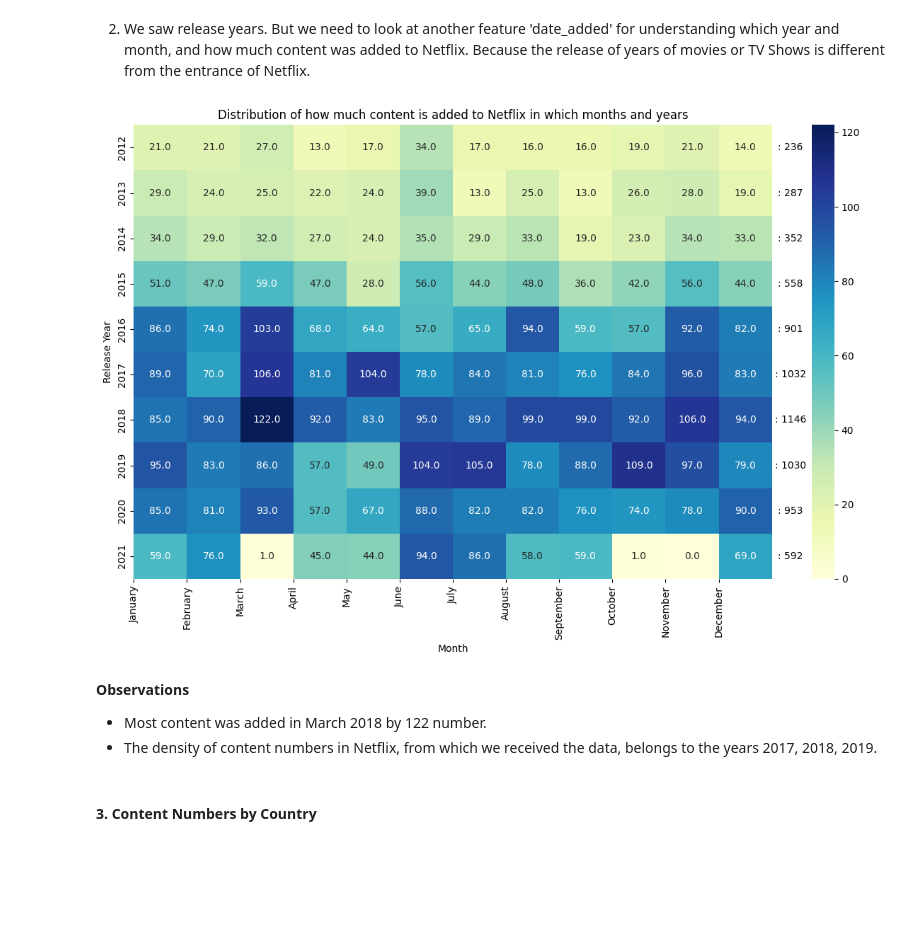
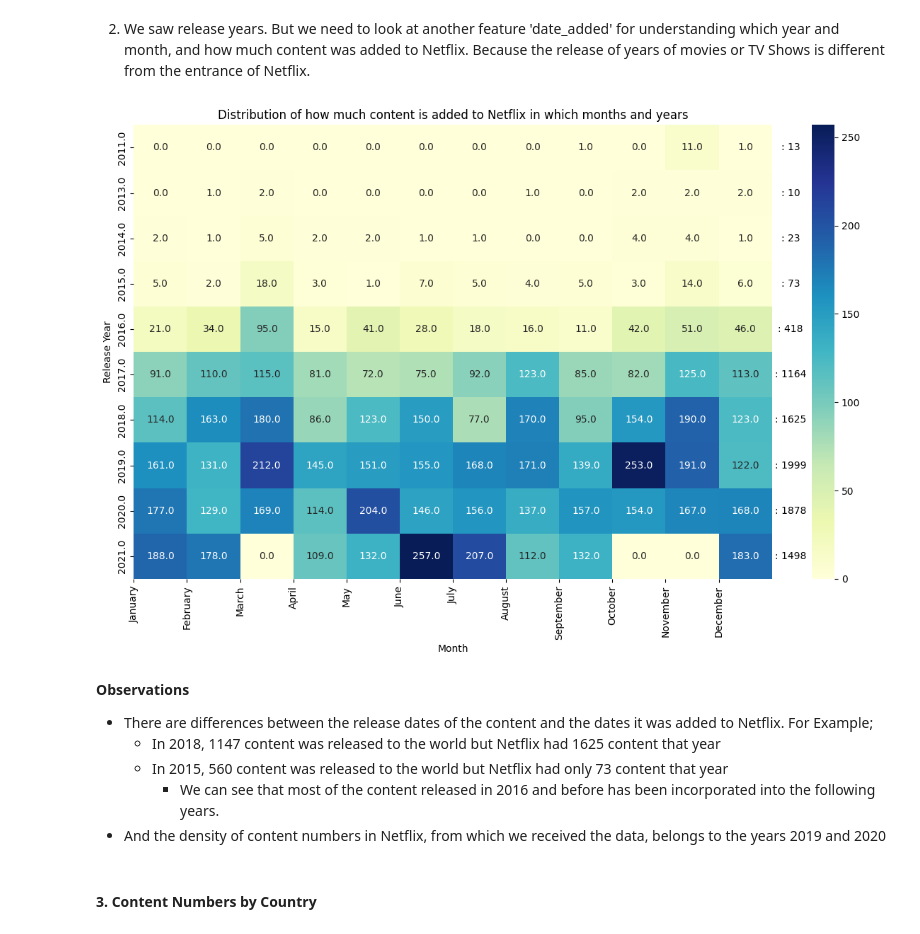
Before and after one commit to enescatagan/Netflix-EDA, a Jupyter notebook: netflix_eda.ipynb, the cells around one changed output. Saved outputs shown, nothing was run; the diff lists cells and outputs as text; code cells hidden in the pictures; blank space fills up the shorter version.

```diff
--- a/netflix_eda.ipynb
+++ b/netflix_eda.ipynb
@@ -355,11 +355,27 @@ fig.show()
 # %% [markdown]
 2. We saw release years. But we need to look at another feature 'date_added' for understanding which year and month, and how much content was added to Netflix. Because the release of years of movies or TV Shows is different from the entrance of Netflix.
 # %%
+from datetime import datetime
+
+# Helper function to parse date with varying formats
+def parse_date(date_string):
+    formats = ["%B %d, %Y", "%B %Y", "%Y"]
+    for fmt in formats:
+        try:
+            return datetime.strptime(date_string, fmt).date()
+        except ValueError:
+            pass
+    return None
+
 # Filter out rows with 'missing' in the 'date_added' column
 filtered_df = df[df['date_added'] != 'missing'].copy()
 
-filtered_df.loc[:, 'release_date'] = pd.to_datetime(filtered_df['date_added'], format='mixed')
-filtered_df.loc[:, 'release_month'] = filtered_df['release_date'].dt.month_name()
+filtered_df['release_date'] = filtered_df['date_added'].apply(parse_date)
+filtered_df['release_date'] = pd.to_datetime(filtered_df['release_date'])
+
+filtered_df['release_day'] = filtered_df['release_date'].dt.day
+filtered_df['release_month'] = filtered_df['release_date'].dt.month_name()
+filtered_df['release_year'] = filtered_df['release_date'].dt.year
 
 # Count the occurrences of each release year
 year_counts = filtered_df['release_year'].value_counts()
@@ -368,38 +384,41 @@ year_counts = filtered_df['release_year'].value_counts()
 top_years = year_counts.head(10).index
 
 # Filter the data for the selected years
 filtered_df = filtered_df[filtered_df['release_year'].isin(top_years)].copy()
 
 # Count the occurrences of each release year and month combination
 release_counts = filtered_df.groupby(['release_year', 'release_month']).size().unstack().fillna(0)
 
 # Create a heatmap plot
 plt.figure(figsize=(12, 8))  # Set the figure size
 sns.heatmap(release_counts, cmap='YlGnBu', annot=True, fmt=".1f")
 
 # Add labels and title
 plt.xlabel('Month')
 plt.ylabel('Release Year')
 plt.title('Distribution of how much content is added to Netflix in which months and years')
 
 # Customize x-axis tick labels to show month names
 month_labels = ['January', 'February', 'March', 'April', 'May', 'June', 'July',
                 'August', 'September', 'October', 'November', 'December']
 plt.xticks(ticks=range(0, 12), labels=month_labels)
 
 # Add total count annotations for each year below the bars
 for i, year in enumerate(release_counts.index):
     plt.text(12.35, i + 0.5, f': {year_counts.loc[year]}', ha='center', va='center')
 
 # Display the plot
 plt.tight_layout()
 plt.show()
 # %% [output]
-[figure, old version]
+[figure, new version]
-# %% [markdown]
-**Observations**
-* Most content was added in March 2018 by 122 number.
-* The density of content numbers in Netflix, from which we received the data, belongs to the years 2017, 2018, 2019.
+# %% [markdown]
+**Observations**
+* There are differences between the release dates of the content and the dates it was added to Netflix. For Example;
+  * In 2018, 1147 content was released to the world but Netflix had 1625 content that year
+  * In 2015, 560 content was released to the world but Netflix had only 73 content that year
+    * We can see that most of the content released in 2016 and before has been incorporated into the following years.
+* And the density of content numbers in Netflix, from which we received the data, belongs to the years 2019 and 2020
 # %% [markdown]
 #### 3. Content Numbers by Country
 # %%
```
Also changed, not shown: parts of 1 cell of this notebook.
